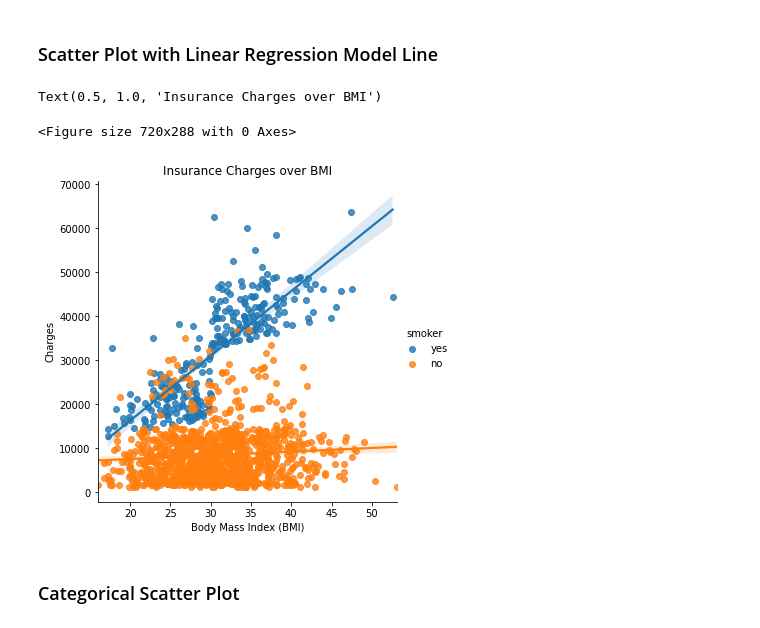
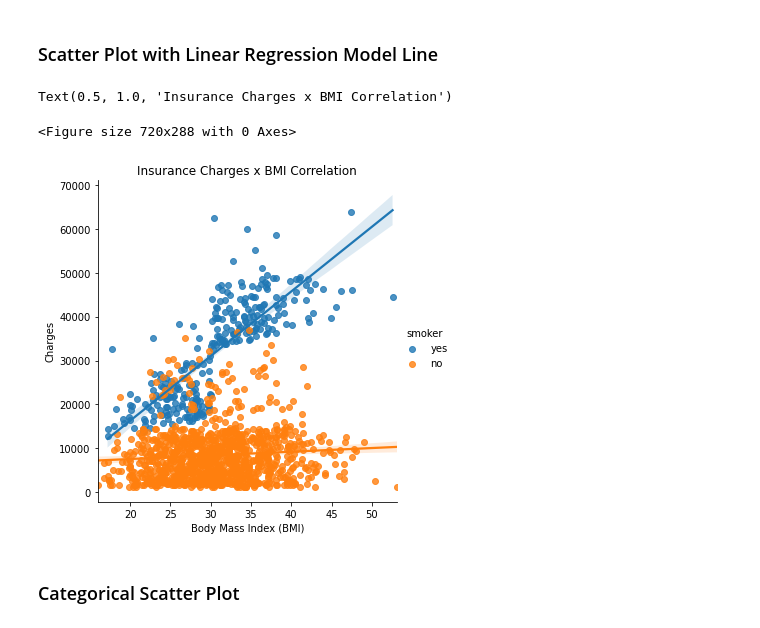
Before and after one commit to iobruno/kaggle-data-vis, a Jupyter notebook: notebooks/scatter_plots.ipynb, the cells around one changed output. Drawn from its saved outputs; the diff is of its cells as text; code cells hidden in the pictures.

Commit message:
scatter plots - exercise pt1

```diff
--- a/notebooks/scatter_plots.ipynb
+++ b/notebooks/scatter_plots.ipynb
@@ -44,14 +44,14 @@ Text(0.5, 1.0, 'Insurance Charges over BMI')
 # %%
 plt.figure(figsize=(10, 4))
 sns.lmplot(x="bmi", y="charges", hue="smoker", data=insurance_df)
 
 plt.xlabel("Body Mass Index (BMI)")
 plt.ylabel("Charges")
-plt.title("Insurance Charges over BMI")
+plt.title("Insurance Charges x BMI Correlation")
 # %% [output]
-Text(0.5, 1.0, 'Insurance Charges over BMI')
+Text(0.5, 1.0, 'Insurance Charges x BMI Correlation')
 <Figure size 720x288 with 0 Axes>
-[figure, old version]
+[figure, new version]
 # %% [markdown]
 ### Categorical Scatter Plot
 # %%
```
Also changed, not shown: parts of 11 cells of this notebook.
